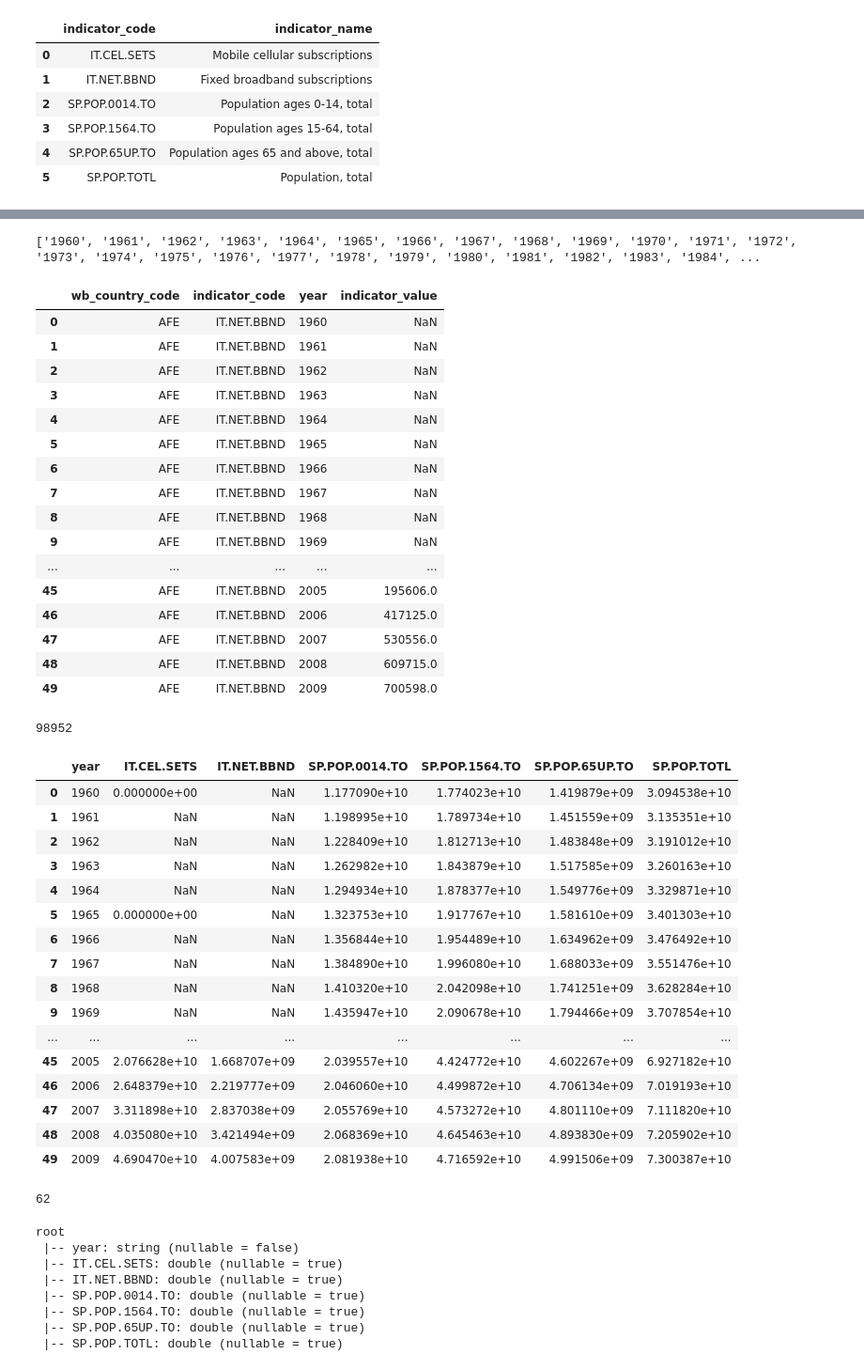
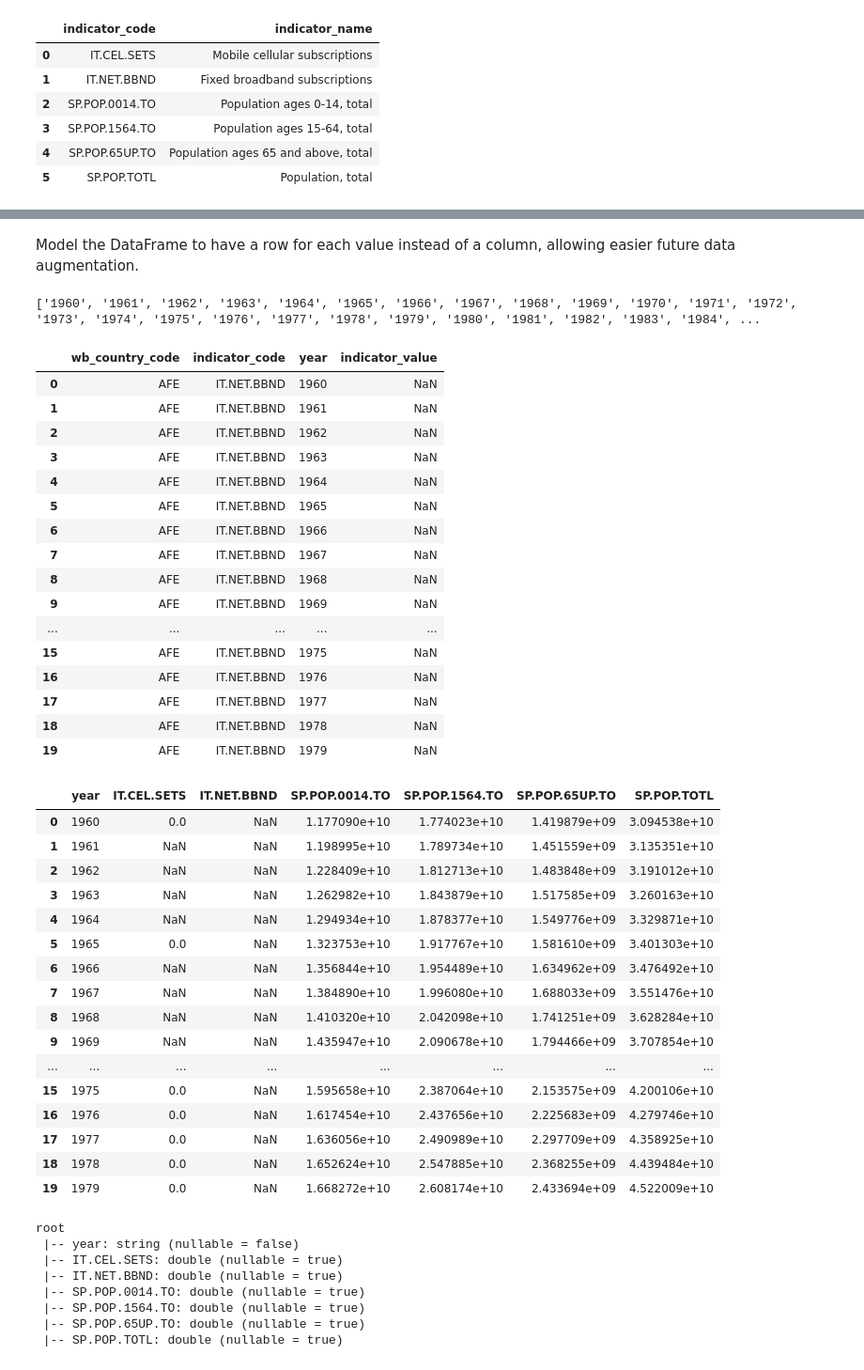
Before and after one commit to sravanigodavarthi/WDI-PySpark-ETL, a Jupyter notebook: ETL_WDI.ipynb, the cells around one changed output, grey strips where cells are left out. Shown: that part at 94% size. Drawn from its saved outputs; the diff is of its cells as text; code cells hidden in the pictures.

```diff
--- a/ETL_WDI.ipynb
+++ b/ETL_WDI.ipynb
@@ -440,10 +429,11 @@ showDF(seriesDimFinal)
 # %%
-sumAggIndicators = seriesDimFinal \
+# Our dataset has multiple types of metrics. The only ones that we care about are simple aggregates.
+simpleAggIndicators = seriesNoDuplicates \
                     .filter("lower(Aggregation_method) = 'sum'") \
                     .select("indicator_code", "indicator_name") \
                     .orderBy("indicator_code")
 
-showDF(sumAggIndicators, limitRows=500, truncate = False)
+showDF(simpleAggIndicators, limitRows=500, truncate = False)
 # %% [output]
 |  | indicator_code | indicator_name |
 | 0 | AG.AGR.TRAC.NO | Agricultural machinery, tractors |
@@ -463,7 +453,8 @@ showDF(sumAggIndicators, limitRows=500, truncate = False)
 | 205 | VC.BTL.DETH | Battle-related deaths (number of ... |
 | 206 | VC.IDP.TOCV | Internally displaced persons, tot... |
 # %%
-targetIndicators = sumAggIndicators .filter("lower(indicator_name) like '%population%total%'" +
+# Only keep the indicators that are relevant to requirements i.e. Population indicators and Cellular and Broadband penetration
+targetIndicators = simpleAggIndicators.filter("lower(indicator_name) like '%population%total%'" +
                             "or lower(indicator_name) like '%cellular%' " +
                             "or lower(indicator_name) like '%broadband%' ")
 showDF(targetIndicators)
@@ -475,9 +466,3 @@ showDF(targetIndicators)
 | 3 | SP.POP.1564.TO | Population ages 15-64, total |
 | 4 | SP.POP.65UP.TO | Population ages 65 and above, total |
 | 5 | SP.POP.TOTL | Population, total |
-# %%
-df_indicators = spark.read.format("csv") \
-                .option("header", "true") \
-                .option("inferSchema", "true") \
-                .load("WDIData.csv")
-showDF(df_indicators)
@@ -510,8 +471,7 @@ indicatorsData = df_indicators \
                 .withColumnRenamed("Indicator Code", "indicator_code") \
                 .withColumnRenamed("Country Code", "wb_country_code") \
                 .drop("Indicator Name") \
-                .drop("Country Name") \
-                .drop("_c66")
+                .drop("Country Name")
 showDF(indicatorsData)
 indicatorsData.count()
 # %% [output]
@@ -609,3 +520,6 @@ showDF(targetIndicatorsData)
+# %% [markdown]
+
+Model the DataFrame to have a row for each value instead of a column, allowing easier future data augmentation.
 # %%
 yearList = [x for x in targetIndicatorsData.schema.names \
              if x != 'wb_country_code' and x != 'indicator_code' and x != 'indicator_name']
@@ -623,7 +537,6 @@ indicatorsDF = tempDF.select(
     F.col("years.indicator_value").alias("indicator_value")
 )
 showDF(indicatorsDF)
-indicatorsDF.count()
 # %% [output]
 |  | wb_country_code | indicator_code | year | indicator_value |
 | 0 | AFE | IT.NET.BBND | 1960 | NaN |
@@ -637,35 +550,32 @@ indicatorsDF.count()
 | 8 | AFE | IT.NET.BBND | 1968 | NaN |
 | 9 | AFE | IT.NET.BBND | 1969 | NaN |
 | ... | ... | ... | ... | ... |
-| 45 | AFE | IT.NET.BBND | 2005 | 195606.0 |
-| 46 | AFE | IT.NET.BBND | 2006 | 417125.0 |
-| 47 | AFE | IT.NET.BBND | 2007 | 530556.0 |
-| 48 | AFE | IT.NET.BBND | 2008 | 609715.0 |
-| 49 | AFE | IT.NET.BBND | 2009 | 700598.0 |
+| 15 | AFE | IT.NET.BBND | 1975 | NaN |
+| 16 | AFE | IT.NET.BBND | 1976 | NaN |
+| 17 | AFE | IT.NET.BBND | 1977 | NaN |
+| 18 | AFE | IT.NET.BBND | 1978 | NaN |
+| 19 | AFE | IT.NET.BBND | 1979 | NaN |
-98952
 # %%
 yearPivot = indicatorsDF.groupBy("year").pivot("indicator_code").sum('indicator_value')
 showDF(yearPivot.orderBy("year"))
-yearPivot.count()
 # %% [output]
 |  | year | IT.CEL.SETS | IT.NET.BBND | SP.POP.0014.TO | SP.POP.1564.TO | SP.POP.65UP.TO | SP.POP.TOTL |
-| 0 | 1960 | 0.000000e+00 | NaN | 1.177090e+10 | 1.774023e+10 | 1.419879e+09 | 3.094538e+10 |
+| 0 | 1960 | 0.0 | NaN | 1.177090e+10 | 1.774023e+10 | 1.419879e+09 | 3.094538e+10 |
 | 1 | 1961 | NaN | NaN | 1.198995e+10 | 1.789734e+10 | 1.451559e+09 | 3.135351e+10 |
 | 2 | 1962 | NaN | NaN | 1.228409e+10 | 1.812713e+10 | 1.483848e+09 | 3.191012e+10 |
 | 3 | 1963 | NaN | NaN | 1.262982e+10 | 1.843879e+10 | 1.517585e+09 | 3.260163e+10 |
 | 4 | 1964 | NaN | NaN | 1.294934e+10 | 1.878377e+10 | 1.549776e+09 | 3.329871e+10 |
-| 5 | 1965 | 0.000000e+00 | NaN | 1.323753e+10 | 1.917767e+10 | 1.581610e+09 | 3.401303e+10 |
+| 5 | 1965 | 0.0 | NaN | 1.323753e+10 | 1.917767e+10 | 1.581610e+09 | 3.401303e+10 |
 | 6 | 1966 | NaN | NaN | 1.356844e+10 | 1.954489e+10 | 1.634962e+09 | 3.476492e+10 |
 | 7 | 1967 | NaN | NaN | 1.384890e+10 | 1.996080e+10 | 1.688033e+09 | 3.551476e+10 |
 | 8 | 1968 | NaN | NaN | 1.410320e+10 | 2.042098e+10 | 1.741251e+09 | 3.628284e+10 |
 | 9 | 1969 | NaN | NaN | 1.435947e+10 | 2.090678e+10 | 1.794466e+09 | 3.707854e+10 |
 | ... | ... | ... | ... | ... | ... | ... | ... |
-| 45 | 2005 | 2.076628e+10 | 1.668707e+09 | 2.039557e+10 | 4.424772e+10 | 4.602267e+09 | 6.927182e+10 |
-| 46 | 2006 | 2.648379e+10 | 2.219777e+09 | 2.046060e+10 | 4.499872e+10 | 4.706134e+09 | 7.019193e+10 |
-| 47 | 2007 | 3.311898e+10 | 2.837038e+09 | 2.055769e+10 | 4.573272e+10 | 4.801110e+09 | 7.111820e+10 |
-| 48 | 2008 | 4.035080e+10 | 3.421494e+09 | 2.068369e+10 | 4.645463e+10 | 4.893830e+09 | 7.205902e+10 |
-| 49 | 2009 | 4.690470e+10 | 4.007583e+09 | 2.081938e+10 | 4.716592e+10 | 4.991506e+09 | 7.300387e+10 |
+| 15 | 1975 | 0.0 | NaN | 1.595658e+10 | 2.387064e+10 | 2.153575e+09 | 4.200106e+10 |
+| 16 | 1976 | 0.0 | NaN | 1.617454e+10 | 2.437656e+10 | 2.225683e+09 | 4.279746e+10 |
+| 17 | 1977 | 0.0 | NaN | 1.636056e+10 | 2.490989e+10 | 2.297709e+09 | 4.358925e+10 |
+| 18 | 1978 | 0.0 | NaN | 1.652624e+10 | 2.547885e+10 | 2.368255e+09 | 4.439484e+10 |
+| 19 | 1979 | 0.0 | NaN | 1.668272e+10 | 2.608174e+10 | 2.433694e+09 | 4.522009e+10 |
-62
 # %%
 yearPivot.printSchema()
 # %% [output]
```
Also changed, not shown: parts of 73 cells of this notebook, 20 other files.
